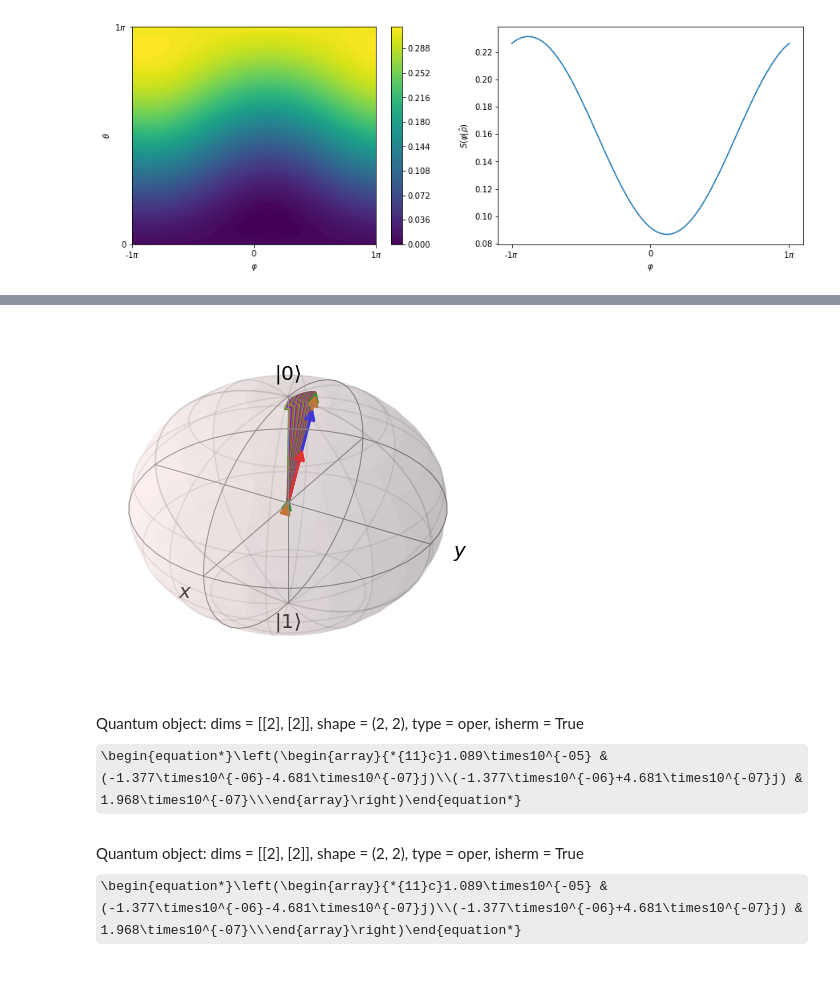
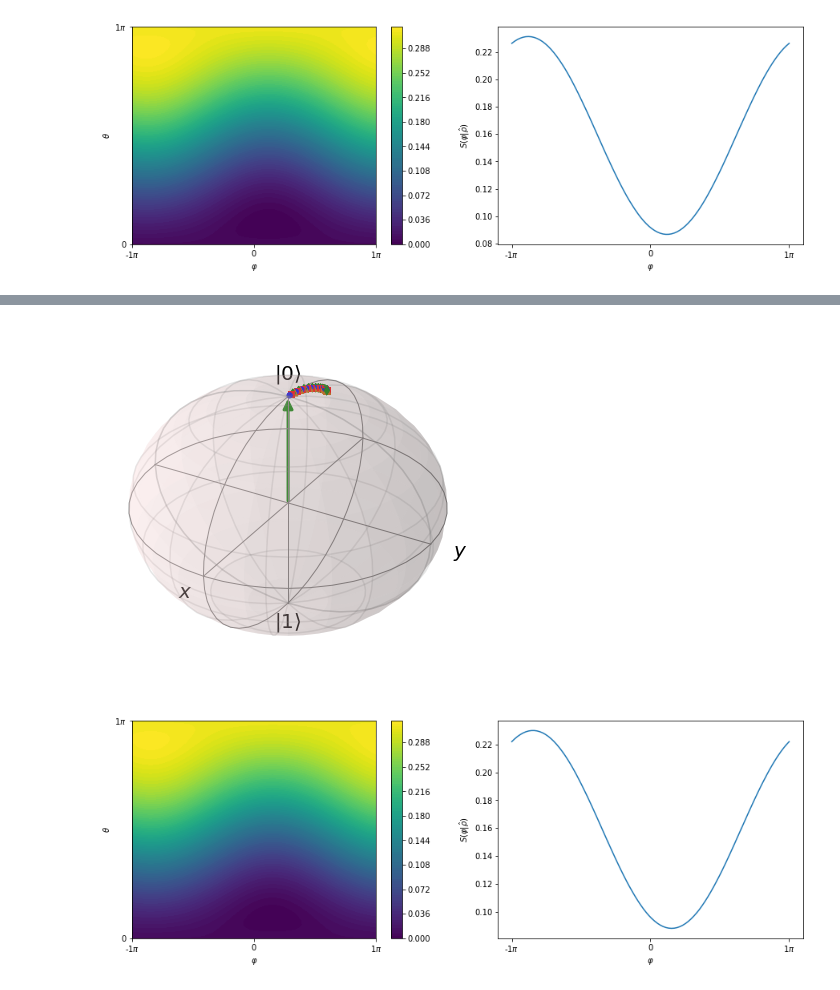
Before and after one commit to OliverDudgeon/QSync, a Jupyter notebook: qutip-qubit-circuit.ipynb, the cells around one changed output, grey strips where cells are left out. Saved outputs shown, nothing was run; the diff lists cells and outputs as text; code cells hidden in the pictures; some formulas as TeX source.

Commit message:
Add gain gate

```diff
--- a/qutip-qubit-circuit.ipynb
+++ b/qutip-qubit-circuit.ipynb
@@ -138,9 +139,11 @@ plot_Q_and_S(theta, phi, Q.T, S)
 # %%
+Gamma_d = 1
+Gamma_g = 0.1
+m = min(Gamma_d, Gamma_g)
+
+detuning = 3 * m
+signal_strength = 2 * m
 dt = 0.1
 
-detuning = 0.3
-signal_strength = 0.2
-
-# Gamma = 0.1
-theta_g = 2 * np.arcsin(np.sqrt(0.1 * dt))
-theta_d = 2 * np.arcsin(np.sqrt(1 * dt))
+theta_d = 2*np.arcsin(np.sqrt(Gamma_d * dt))
+theta_g = 2*np.arcsin(np.sqrt(Gamma_g * dt))
@@ -171,28 +150,43 @@ qc2.add_measurement("M0", targets=2)
+# %%
+qc1, qc2 = unitary_and_dissipative(detuning, signal_strength, dt, theta_d, theta_g)
 # %%
-initial_state = tensor(basis(2,0), basis(2,0), basis(2,0))
+from sync_gates import run_simu
+
+initial_state = tensor(ket2dm(basis(2, 0)), ket2dm(basis(2, 0)))
 
 b = Bloch()
+b.add_states(initial_state.ptrace(0))
 
-for _ in range(30):
+states = []
+
+for _ in range(200):
     result1 = qc1.run(state=initial_state)
-    reset_result1 = reset(result1, 0, basis(2, 0))
 
-    # initial_state = reset_result1
+    result2 = qc2.run(state=tensor(result1.ptrace(0), ket2dm(basis(2, 0)))) # Reset
 
-    result2 = qc2.run(state=reset_result1)
-    reset_result2 = reset(result2, 2, basis(2, 0))
-    initial_state = reset_result2
+    state = result2.ptrace(0)
 
-    b.add_states(initial_state.ptrace(1))
+    initial_state = tensor(state, ket2dm(basis(2, 0))) # Reset
+    states.append(state)
+
+b.add_states(states, kind="point")
 
 b.show()
 # %% [output]
-[figure, old version]
+[figure, new version]
-# %%
-initial_state.ptrace(1)
-# %% [output]
-Quantum object: dims = [[2], [2]], shape = (2, 2), type = oper, isherm = True\begin{equation*}\left(\begin{array}{*{11}c}1.089\times10^{-05} & (-1.377\times10^{-06}-4.681\times10^{-07}j)\\(-1.377\times10^{-06}+4.681\times10^{-07}j) & 1.968\times10^{-07}\\\end{array}\right)\end{equation*}
-# %%
-initial_state.ptrace(1)
-# %% [output]
-Quantum object: dims = [[2], [2]], shape = (2, 2), type = oper, isherm = True\begin{equation*}\left(\begin{array}{*{11}c}1.089\times10^{-05} & (-1.377\times10^{-06}-4.681\times10^{-07}j)\\(-1.377\times10^{-06}+4.681\times10^{-07}j) & 1.968\times10^{-07}\\\end{array}\right)\end{equation*}
+# %%
+from sync_calcs import spin_husimi_qfunc, spin_S_measure
+from sync_plots import plot_Q_and_S
+
+# Plotting constants
+n = 50  # angle array size scale
+
+theta = np.linspace(0, np.pi, n)
+phi = np.linspace(-np.pi, np.pi, 2 * n).reshape(-1, 1)  # 1D vector -> 2D column vector
+
+Q = spin_husimi_qfunc(states[-1], theta, phi, method="qutip")
+S = spin_S_measure(theta, Q)
+
+_ = plot_Q_and_S(theta, phi, Q.T, S)
+# %% [output]
+[figure, added]
```
Also changed, not shown: parts of 7 cells of this notebook, 4 other files.
